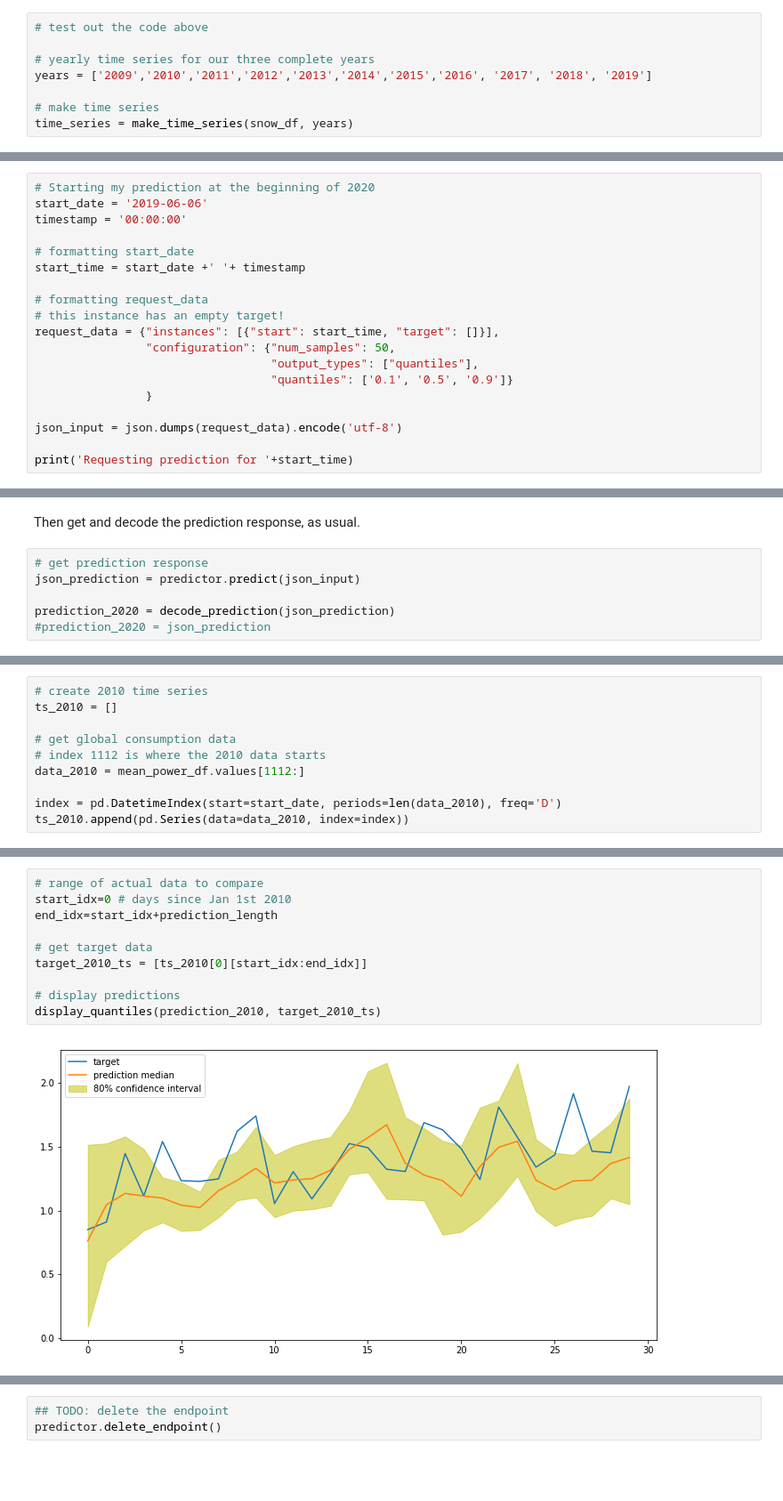
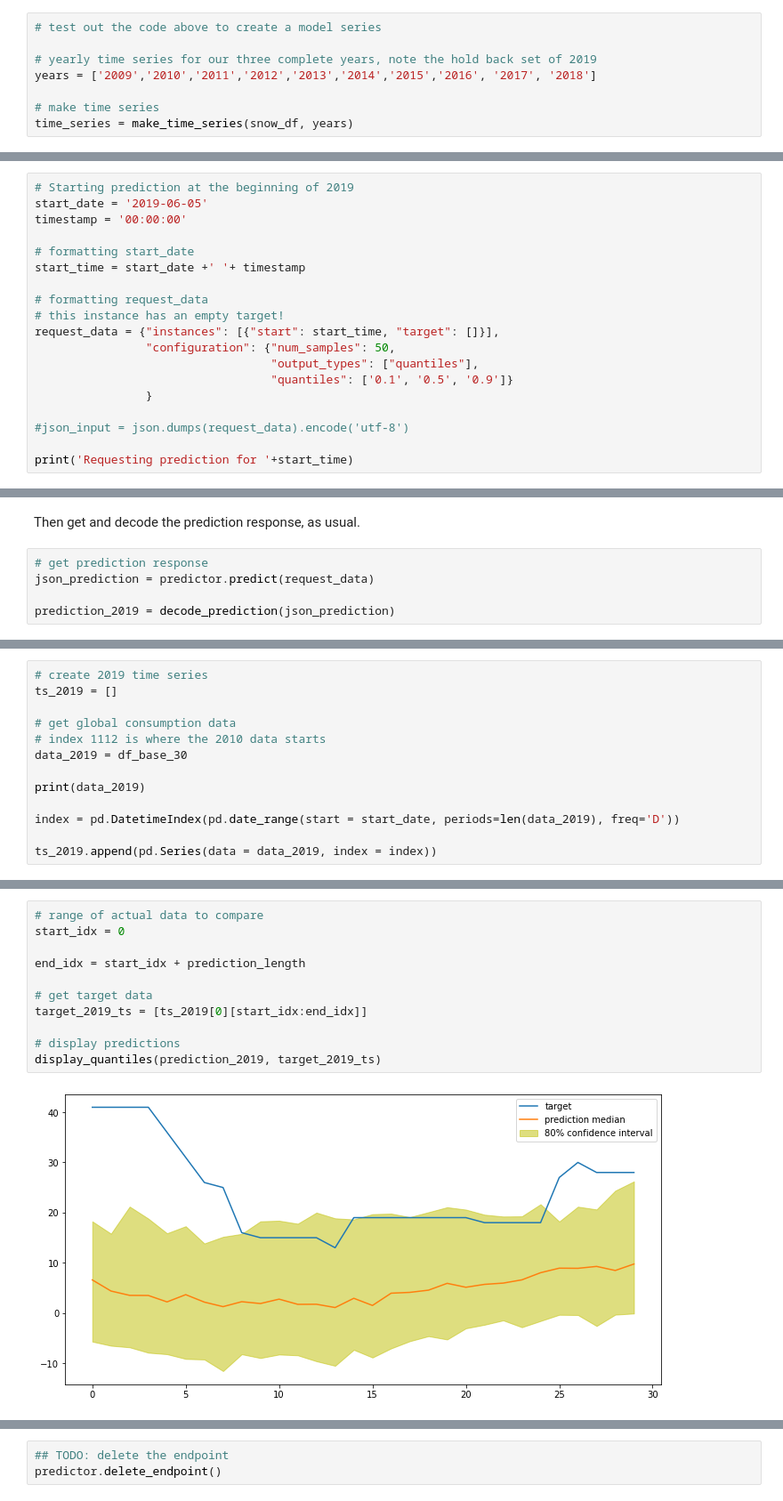
Before and after one commit to boffyd/UdacityML-Capstone, a Jupyter notebook: FallsCreekSnowForecast.ipynb, the cells around one changed output, grey strips where cells are left out. Shown at 89% size. Drawn from its saved outputs; the diff is of its cells as text; blank space fills up the shorter version.

````diff
--- a/FallsCreekSnowForecast.ipynb
+++ b/FallsCreekSnowForecast.ipynb
@@ -194,10 +244,10 @@ def make_time_series(df, years, freq ='D'):
 
 Below, let's construct one time series for each complete year of data, and display the results.
 # %%
-# test out the code above
+# test out the code above to create a model series
 
-# yearly time series for our three complete years
-years = ['2009','2010','2011','2012','2013','2014','2015','2016', '2017', '2018', '2019']
+# yearly time series for our three complete years, note the hold back set of 2019
+years = ['2009','2010','2011','2012','2013','2014','2015','2016', '2017', '2018']
 
 # make time series
 time_series = make_time_series(snow_df, years)
@@ -769,8 +769,8 @@ Create a formatted input to send to the deployed `predictor` passing in my usual
 {"start": start_time, "target": []} # empty target
 ```
 # %%
-# Starting my prediction at the beginning of 2020
-start_date = '2019-06-06'
+# Starting prediction at the beginning of 2019
+start_date = '2019-06-05'
 timestamp = '00:00:00'
 
 # formatting start_date
@@ -784,7 +784,7 @@ request_data = {"instances": [{"start": start_time, "target": []}],
                                   "quantiles": ['0.1', '0.5', '0.9']}
                 }
 
-json_input = json.dumps(request_data).encode('utf-8')
+#json_input = json.dumps(request_data).encode('utf-8')
 
 print('Requesting prediction for '+start_time)
 # %% [output]
@@ -793,7 +793,6 @@ Requesting prediction for 2019-06-06 00:00:00
 Then get and decode the prediction response, as usual.
 # %%
 # get prediction response
-json_prediction = predictor.predict(json_input)
+json_prediction = predictor.predict(request_data)
 
-prediction_2020 = decode_prediction(json_prediction)
-#prediction_2020 = json_prediction
+prediction_2019 = decode_prediction(json_prediction)
@@ -806,10 +801,13 @@ Finally, I'll compare the predictions to a known target sequence. This target wi
 # %%
-# create 2010 time series
-ts_2010 = []
+# create 2019 time series
+ts_2019 = []
 
 # get global consumption data
 # index 1112 is where the 2010 data starts
-data_2010 = mean_power_df.values[1112:]
+data_2019 = df_base_30
 
-index = pd.DatetimeIndex(start=start_date, periods=len(data_2010), freq='D')
-ts_2010.append(pd.Series(data=data_2010, index=index))
+print(data_2019)
+
+index = pd.DatetimeIndex(pd.date_range(start = start_date, periods=len(data_2019), freq='D'))
+
+ts_2019.append(pd.Series(data = data_2019, index = index))
@@ -816,12 +832,13 @@ ts_2010.append(pd.Series(data=data_2010, index=index))
 # %%
 # range of actual data to compare
-start_idx=0 # days since Jan 1st 2010
-end_idx=start_idx+prediction_length
+start_idx = 0
+
+end_idx = start_idx + prediction_length
 
 # get target data
-target_2010_ts = [ts_2010[0][start_idx:end_idx]]
+target_2019_ts = [ts_2019[0][start_idx:end_idx]]
 
 # display predictions
-display_quantiles(prediction_2010, target_2010_ts)
+display_quantiles(prediction_2019, target_2019_ts)
 # %% [output]
-[figure, old version]
+[figure, new version]
````
Also changed, not shown: parts of 39 cells of this notebook.
